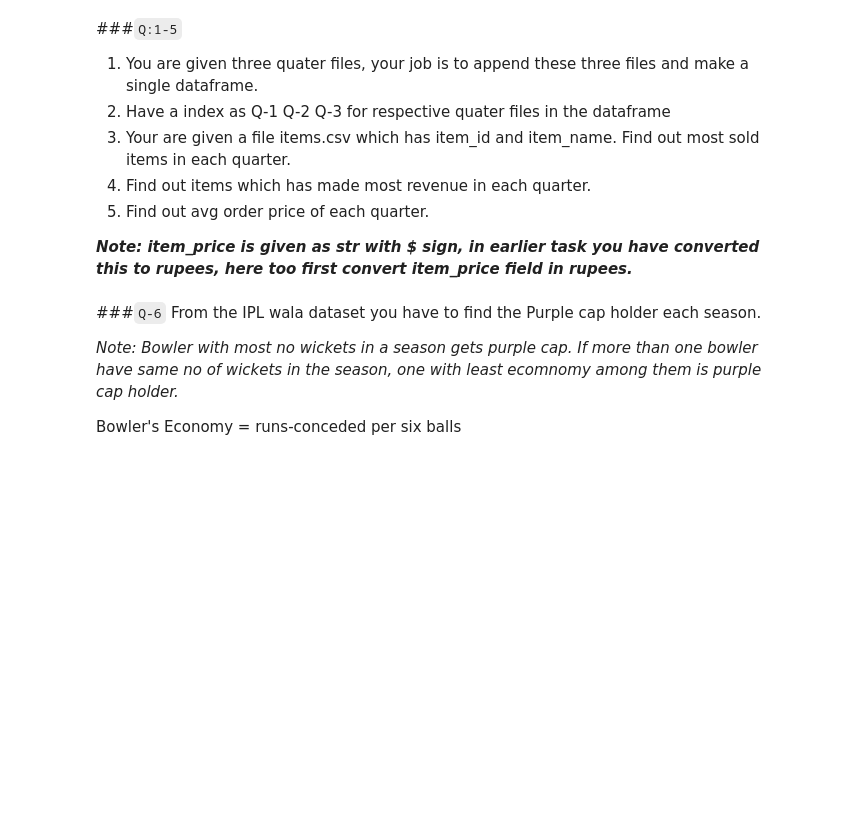
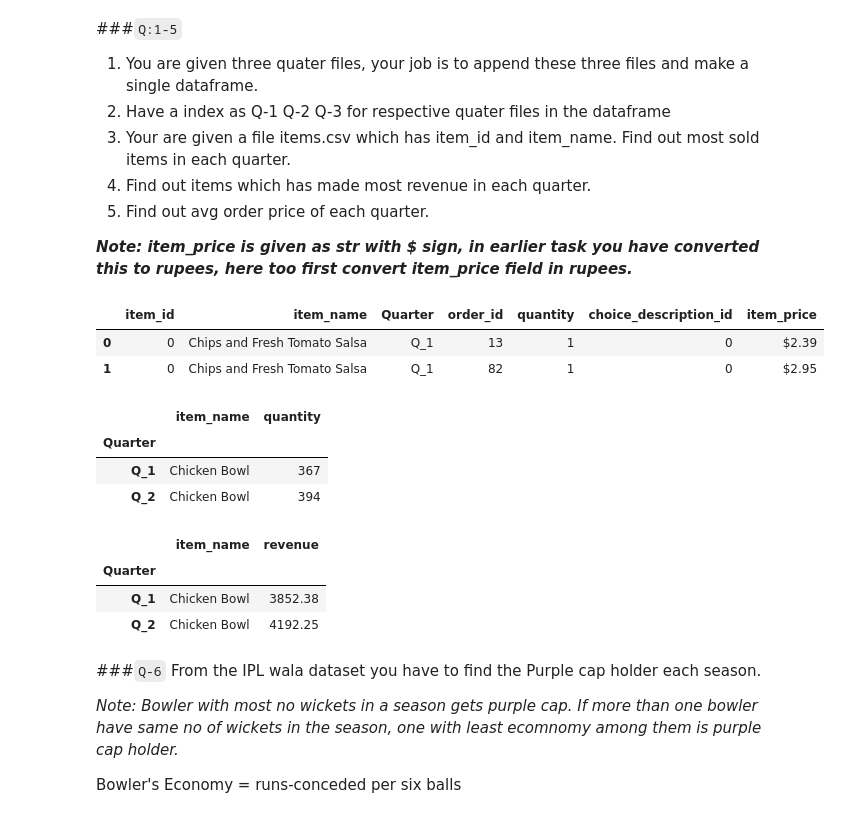
Before and after one commit to iqraghori/Data-science, a Jupyter notebook: Pandas_practice/merging_joining.ipynb, the cells around one changed output. Drawn from its saved outputs; the diff is of its cells as text; code cells hidden in the pictures; blank space fills up the shorter version.

```diff
--- a/Pandas_practice/merging_joining.ipynb
+++ b/Pandas_practice/merging_joining.ipynb
@@ -13,10 +13,14 @@ items.csv -> ['item_id', 'item_name']
 Dataset Link - https://drive.google.com/drive/folders/1Z0kaFybvgFeczeUj4dldUnhTdloLqLsL?usp=share_link
 # %%
 # import like this
-items_path = "/content/drive/MyDrive/DSMP/01 - Python/Daily Tasks/Week 7/data/items.csv"
-q1_path = "/content/drive/MyDrive/DSMP/01 - Python/Daily Tasks/Week 7/data/quarter-1.csv"
-q2_path = "/content/drive/MyDrive/DSMP/01 - Python/Daily Tasks/Week 7/data/quarter-2.csv"
-q3_path = "/content/drive/MyDrive/DSMP/01 - Python/Daily Tasks/Week 7/data/quarter-3.csv"
+import gdown
+folder_url = 'https://drive.google.com/drive/folders/1Z0kaFybvgFeczeUj4dldUnhTdloLqLsL?usp=share_link'
+gdown.download_folder(folder_url, quiet=False)
+
+items_path = "data/items.csv"
+q1_path = "data/quarter-1.csv"
+q2_path = "data/quarter-2.csv"
+q3_path = "data/quarter-3.csv"
 
 
 q1= pd.read_csv(q1_path)
@@ -38,3 +66,34 @@ items = pd.read_csv(items_path)
+# %%
+# code here
+df_q = pd.concat([q1,q2,q3],keys=['Q_1','Q_2','Q_3'])
+df_q.reset_index(level = 0, inplace = True)
+df_q.rename(columns = {'level_0':'Quarter'}, inplace = True)
+df = items.merge(df_q,how="inner",on="item_id")
+# %%
+df.head(2)
+# %% [output]
+|  | item_id | item_name | Quarter | order_id | quantity | choice_description_id | item_price |
+| 0 | 0 | Chips and Fresh Tomato Salsa | Q_1 | 13 | 1 | 0 | $2.39 |
+| 1 | 0 | Chips and Fresh Tomato Salsa | Q_1 | 82 | 1 | 0 | $2.95 |
+# %%
+# Most sold items
+df.groupby(['Quarter','item_name'])['quantity'].sum().reset_index().sort_values(['quantity'],ascending=False).groupby('Quarter').first()
+# %% [output]
+|  | item_name | quantity |
+| Quarter |  |  |
+| Q_1 | Chicken Bowl | 367 |
+| Q_2 | Chicken Bowl | 394 |
+# %%
+# products made most revenue in each qaurter
+#revenue
+df['item_price'] = df['item_price'].str.strip().str.replace('$','').astype(float)
+df['revenue'] = df['item_price']* df['quantity']
+df.groupby(['Quarter','item_name'])['revenue'].sum().reset_index().sort_values(['revenue'],ascending=False).groupby('Quarter').first()
+# %% [output]
+|  | item_name | revenue |
+| Quarter |  |  |
+| Q_1 | Chicken Bowl | 3852.38 |
+| Q_2 | Chicken Bowl | 4192.25 |
 # %% [markdown]
 ###`Q-6` From the IPL wala dataset you have to find the Purple cap holder each season.
 
```
Also changed, not shown: parts of 2 cells of this notebook.
